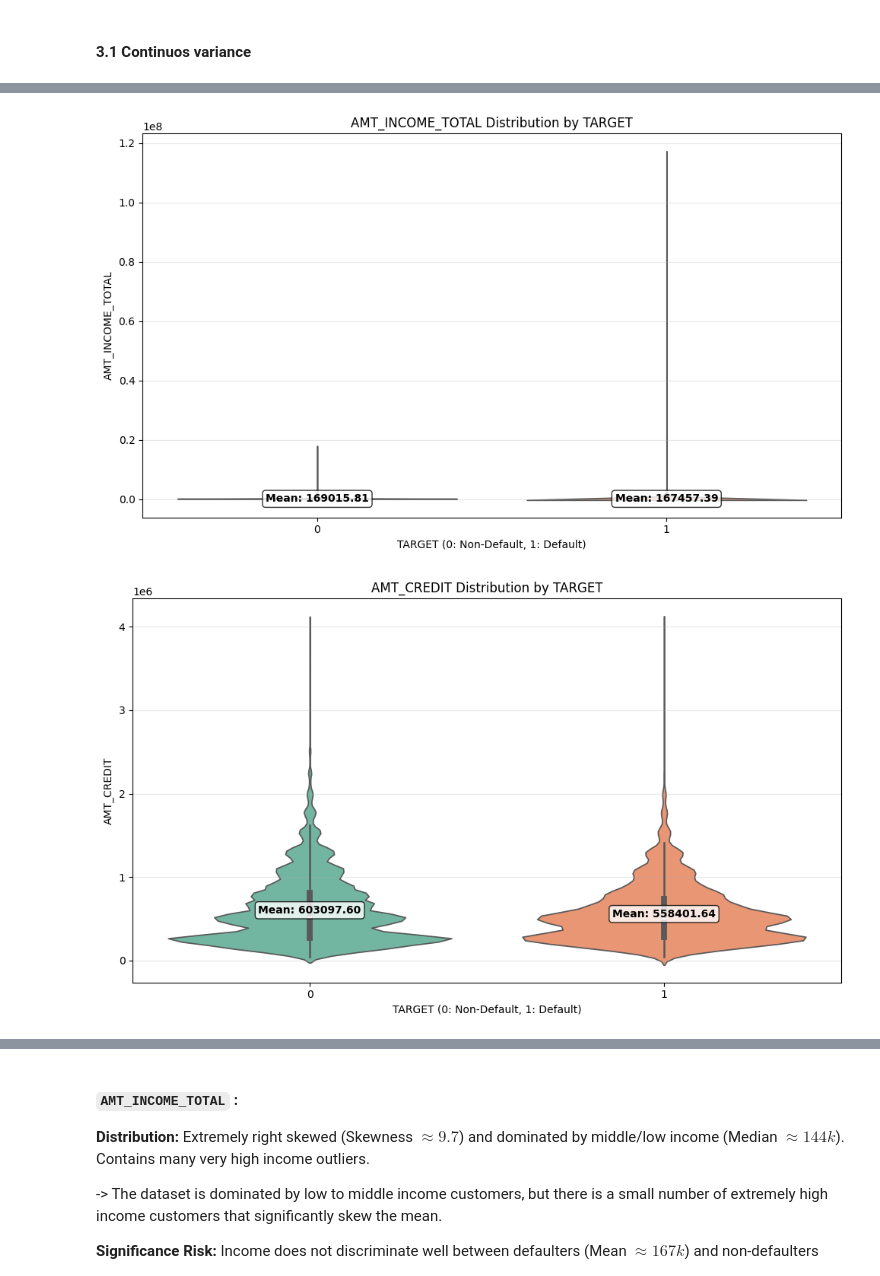
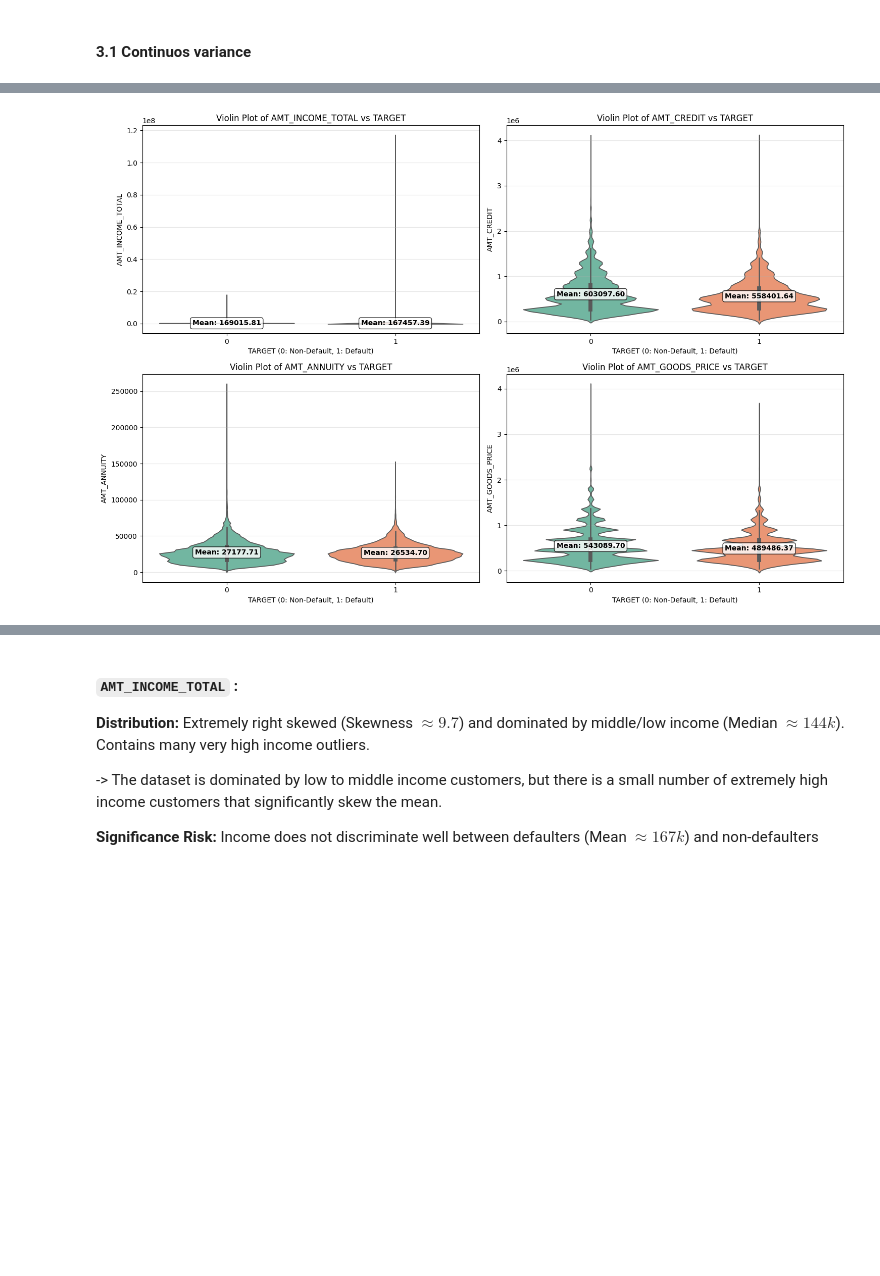
Before and after one commit to MinhGioChai/Data-Visualization, a Jupyter notebook: notebook/Customer_Credit_Profile.ipynb, the cells around one changed output, grey strips where cells are left out. Drawn from its saved outputs; the diff is of its cells as text; code cells hidden in the pictures; blank space fills up the shorter version.

```diff
--- a/notebook/Customer_Credit_Profile.ipynb
+++ b/notebook/Customer_Credit_Profile.ipynb
@@ -306,0 +450,16 @@ for col in num_cols:
+# %%
+#DISTRIBUTION OF CONTINOUS NUMERICAL FEATURES
+num_cols = ['AMT_INCOME_TOTAL', 'AMT_CREDIT', 'AMT_ANNUITY', 'AMT_GOODS_PRICE']
+
+fig, axes = plt.subplots(2, 2, figsize=(15, 10))
+axes = axes.ravel()
+
+for i, col in enumerate(num_cols):
+    plot_continuous_histogram(
+        df_prep[col],
+        title=f"Distribution of {col}",
+        ax=axes[i]
+    )
+
+plt.tight_layout()
+plt.show()
@@ -306,0 +468,11 @@ for col in num_cols:
+# %%
+#METRIC OF CONTINOUS NUMERICAL FEATURES
+results = []
+
+for col in num_cols:
+    df_metrics = calculate_continuous_metrics(df_prep[col])
+    df_metrics["feature"] = col
+    results.append(df_metrics)
+
+continuous_metrics_df = pd.concat(results, ignore_index=True)
+continuous_metrics_df
@@ -307,9 +485,18 @@ for col in num_cols:
 # %%
 # DISTRIBUTION OF CONTINUOS NUMERICAL FEATURES VS TARGET
-for col in num_cols:
-    plot_continuous_violin_vs_target(df_prep,
-                                    feature=col,
-                                    target='TARGET')
+fig, axes = plt.subplots(2, 2, figsize=(15, 10))
+axes = axes.ravel()
+
+for i, col in enumerate(num_cols):
+    plot_continuous_violin_vs_target(
+        df_prep,
+        feature=col,
+        target='TARGET',
+        ax=axes[i]        # mỗi plot nằm vào một ô subplot
+    )
+    axes[i].set_title(f"Violin Plot of {col} vs TARGET")
+
+plt.tight_layout()
+plt.show()
 # %% [output]
-[figure, old version]
+[figure, new version]
-[figure, removed]
```
Also changed, not shown: parts of 59 cells of this notebook.
